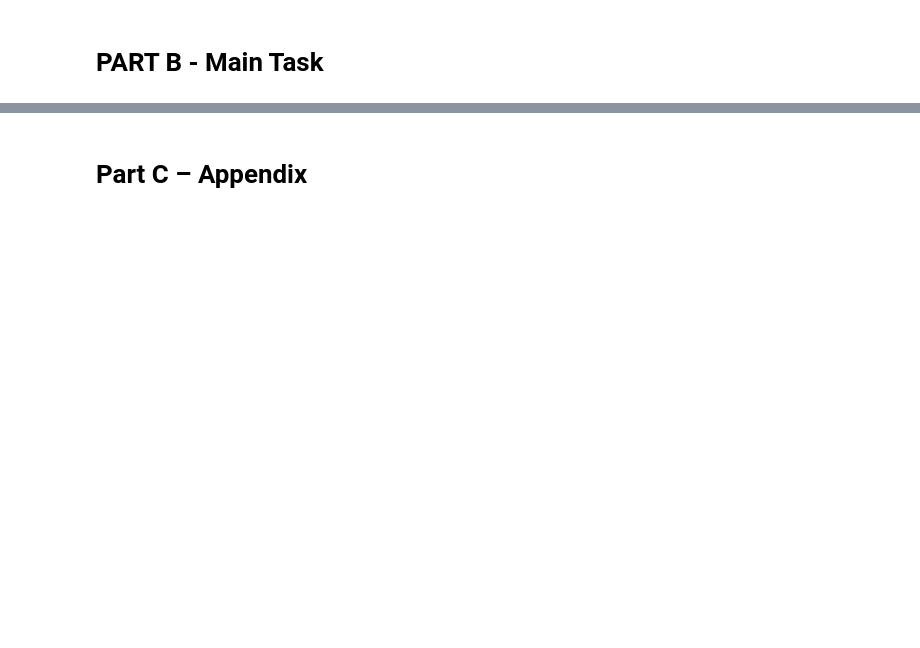
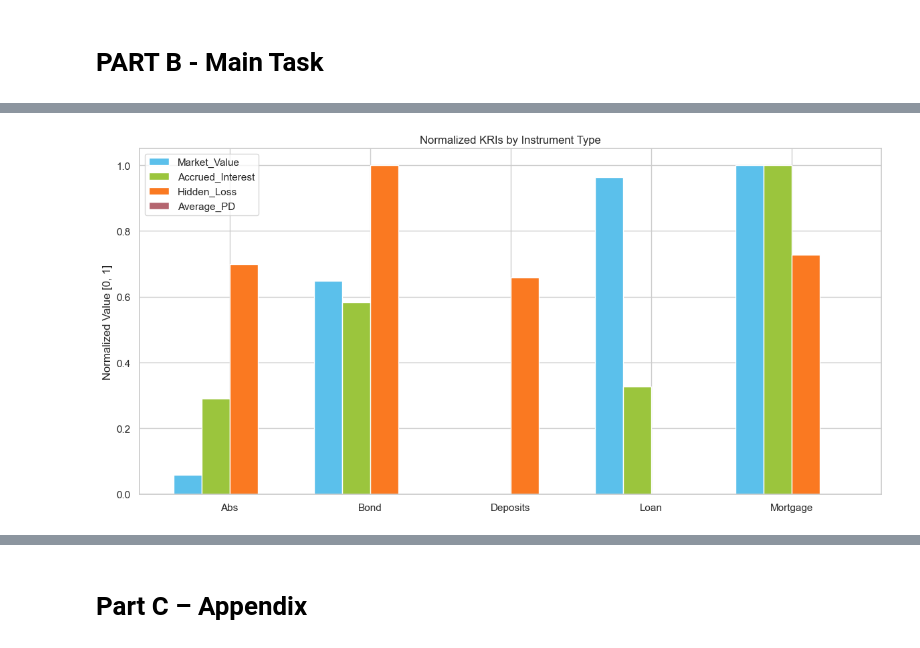
Before and after one commit to Dela12/Case_Study, a Jupyter notebook: Final Work.ipynb, the cells around one changed output, grey strips where cells are left out. Drawn from its saved outputs; the diff is of its cells as text; code cells hidden in the pictures; blank space fills up the shorter version.

```diff
--- a/Final Work.ipynb
+++ b/Final Work.ipynb
@@ -489,6 +753,38 @@ Provide a concise, instrument‐level view of the portfolio’s fair‐value exp
   The market‐share metric aligns with concentration—higher‐exposure lines dominate risk exposure and should inform strategic decisions on pricing, hedging, and capital allocation.
 
 This KPI dashboard delivers a focused, risk‐centric summary for management review, capital planning, and regulatory reporting.
+# %%
+#KPI's Plot
+
+kri_plot = kri_summary.reset_index()
+kpi_cols = ['Market_Value', 'Accrued_Interest', 'Hidden_Loss', 'Average_PD']
+instrument_types = kri_plot['Instrument_Type']
+
+# Normalize for bar plot comparison
+kri_norm = kri_plot.copy()
+for col in kpi_cols:
+    min_val = kri_plot[col].min()
+    max_val = kri_plot[col].max()
+    kri_norm[col] = (kri_plot[col] - min_val) / (max_val - min_val) if max_val > min_val else 0
+
+bar_width = 0.2
+ind = np.arange(len(instrument_types))
+colors = ['#5bc0eb', '#9bc53d', '#fa7921', '#b4656f']
+
+fig, ax = plt.subplots(figsize=(12,6))
+for i, col in enumerate(kpi_cols):
+    offset = ind + i * bar_width
+    ax.bar(offset, kri_norm[col], bar_width, label=col, color=colors[i])
+
+ax.set_xticks(ind + bar_width * (len(kpi_cols)-1) / 2)
+ax.set_xticklabels(instrument_types)
+ax.set_title('Normalized KRIs by Instrument Type')
+ax.set_ylabel('Normalized Value [0, 1]')
+ax.legend()
+plt.tight_layout()
+plt.show()
+# %% [output]
+[figure, added]
 # %% [markdown]
 ## Section 2: Cash-Flow Projection for Fixed-Coupon Instruments
 
```
Also changed, not shown: parts of 18 cells of this notebook.
